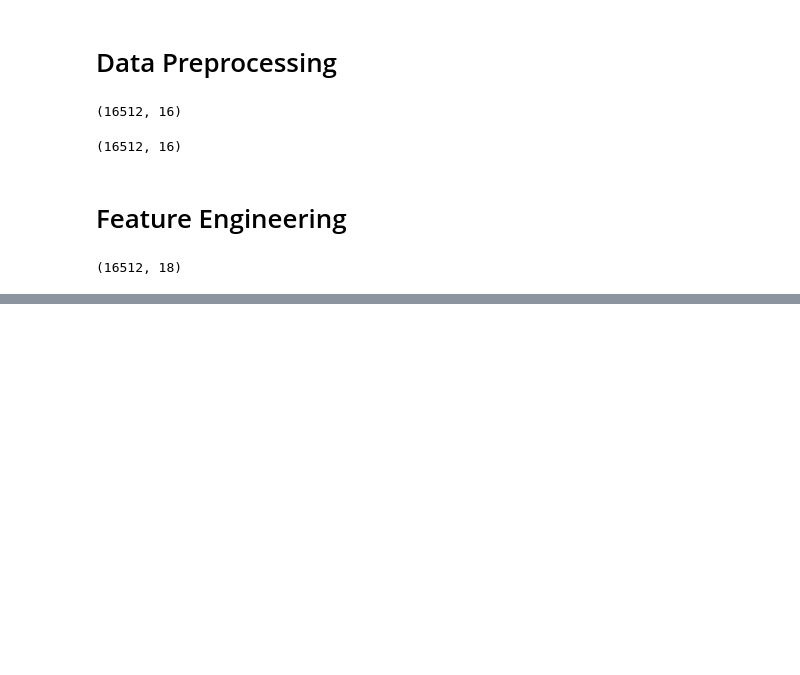
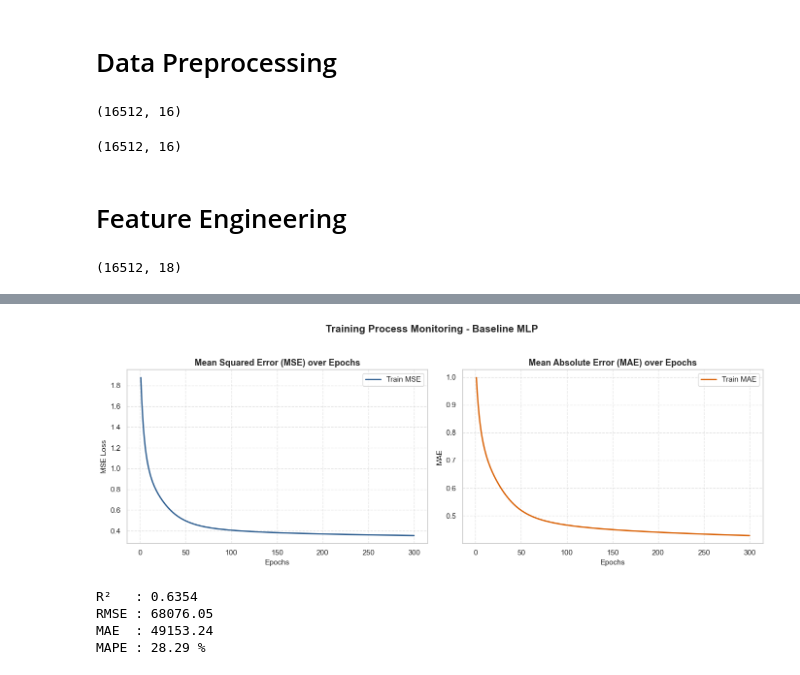
Before and after one commit to itsanhkhoi12/UTH-MACHINE-LEARNING-ASSIGNMENTS-GR02, a Jupyter notebook: practice_4/lab04.ipynb, the cells around one changed output, grey strips where cells are left out. Saved outputs shown, nothing was run; the diff lists cells and outputs as text; code cells hidden in the pictures; blank space fills up the shorter version.

Commit message:
feat: completed Baseline model, HPO+CV models, model evaluation

```diff
--- a/practice_4/lab04.ipynb
+++ b/practice_4/lab04.ipynb
@@ -646,3 +670,9 @@ X_test = pd.DataFrame(
 X_train.shape
 # %% [output]
 (16512, 18)
+# %%
+X_train = X_train.to_numpy()
+X_test = X_test.to_numpy()
+
+y_train = y_train.to_numpy().reshape(-1, 1)
+y_test = y_test.to_numpy().reshape(-1, 1)
@@ -648,0 +686,25 @@ X_train.shape
+# %%
+def plot_training_monitoring(model, title="MLP Training Monitoring"):
+    epochs = range(1, len(model.loss_history) + 1)
+
+    fig, (ax1, ax2) = plt.subplots(1, 2, figsize=(14, 5))
+
+    # Biểu đồ :MSE Loss Curve
+    ax1.plot(epochs, model.loss_history, color='#2b5c8f', linewidth=2, label='Train MSE')
+    ax1.set_title('Mean Squared Error (MSE) over Epochs', fontsize=13, fontweight='bold')
+    ax1.set_xlabel('Epochs', fontsize=11)
+    ax1.set_ylabel('MSE Loss', fontsize=11)
+    ax1.grid(True, linestyle='--', alpha=0.5)
+    ax1.legend()
+
+    # Biểu đồ : MAE Curve
+    ax2.plot(epochs, model.mae_history, color='#d95f02', linewidth=2, label='Train MAE')
+    ax2.set_title('Mean Absolute Error (MAE) over Epochs', fontsize=13, fontweight='bold')
+    ax2.set_xlabel('Epochs', fontsize=11)
+    ax2.set_ylabel('MAE', fontsize=11)
+    ax2.grid(True, linestyle='--', alpha=0.5)
+    ax2.legend()
+
+    plt.suptitle(f"Training Process Monitoring - {title}", fontsize=15, fontweight='bold', y=1.03)
+    plt.tight_layout()
+    plt.show()
@@ -648,0 +713,3 @@ X_train.shape
+# %%
+mlp_model = MultiLayerPerceptronRegression(layer_sizes=[X_train.shape[1], 32, 16, 1], learning_rate=0.01, epochs=300)
+mlp_model.fit(X_train, y_train)
@@ -648,0 +724,4 @@ X_train.shape
+# %%
+plot_training_monitoring(mlp_model, title="Baseline MLP")
+# %% [output]
+[figure, added]
@@ -648,0 +732,15 @@ X_train.shape
+# %%
+r2   = r2_score(y_test_raw_real, y_pred_real)
+rmse = np.sqrt(mean_squared_error(y_test_raw_real, y_pred_real))
+mae  = mean_absolute_error(y_test_raw_real, y_pred_real)
+mape = mean_absolute_percentage_error(y_test_raw_real, y_pred_real) * 100 # Nhân 100 để lấy định dạng %
+
+print(f'R²   : {r2:.4f}')
+print(f'RMSE : {rmse:.2f}')
+print(f'MAE  : {mae:.2f}')
+print(f"MAPE : {mape:.2f} %")
+# %% [output]
+R²   : 0.6354
+RMSE : 68076.05
+MAE  : 49153.24
+MAPE : 28.29 %
```
Also changed, not shown: parts of 17 cells of this notebook, 1 other file.
